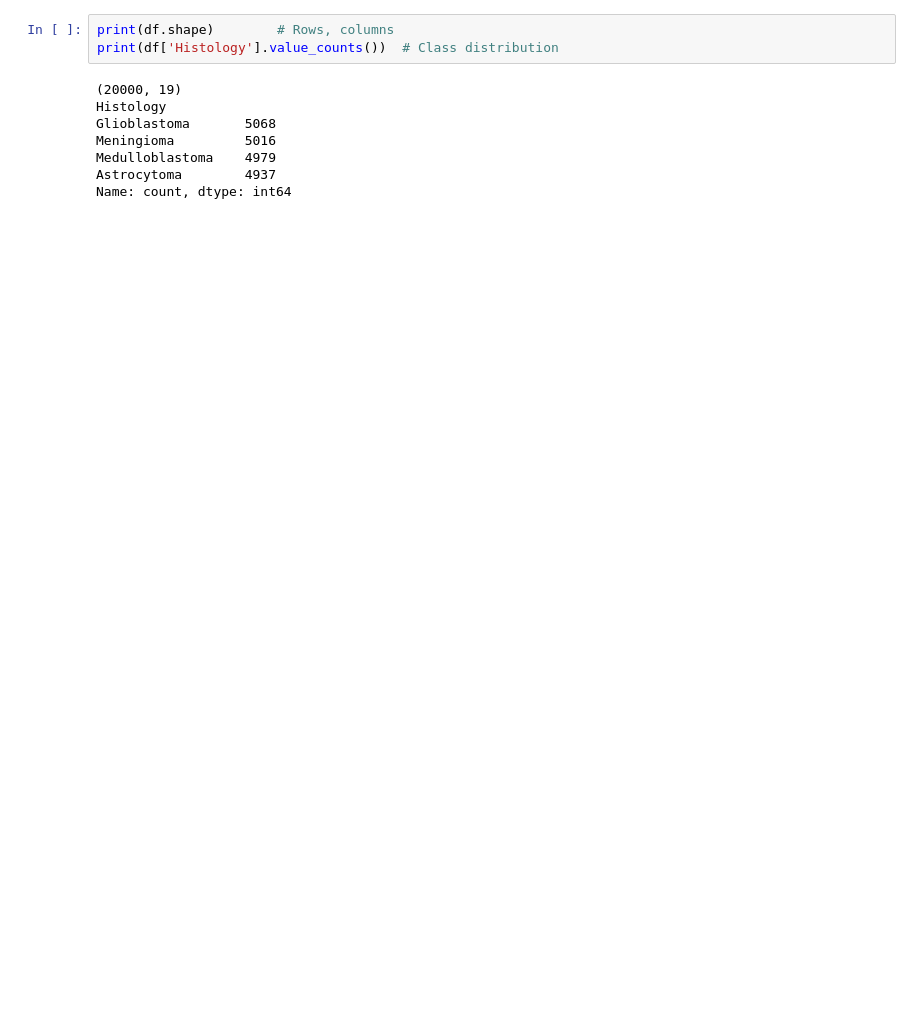
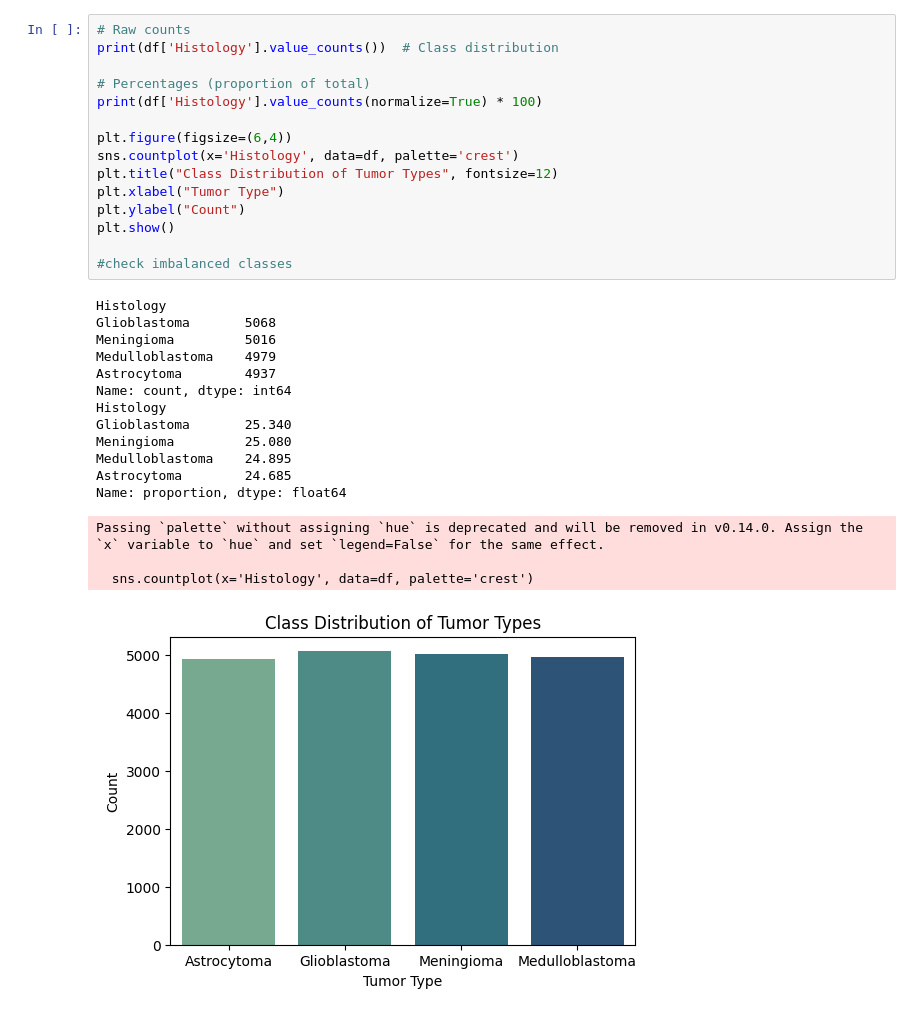
Before and after one commit to DhruvR-HWUD/DMML-Dubai-UG-Group-2, a Jupyter notebook: notebooks/eda_tabular_data.ipynb, the cells around one changed output. Saved outputs shown, nothing was run; the diff lists cells and outputs as text; blank space fills up the shorter version.

```diff
--- a/notebooks/eda_tabular_data.ipynb
+++ b/notebooks/eda_tabular_data.ipynb
@@ -53,11 +104,32 @@ For example, when doing 'df[col].method(value, inplace=True)', try using 'df.met
 # %%
-print(df.shape)        # Rows, columns
+# Raw counts
 print(df['Histology'].value_counts())  # Class distribution
+
+# Percentages (proportion of total)
+print(df['Histology'].value_counts(normalize=True) * 100)
+
+plt.figure(figsize=(6,4))
+sns.countplot(x='Histology', data=df, palette='crest')
+plt.title("Class Distribution of Tumor Types", fontsize=12)
+plt.xlabel("Tumor Type")
+plt.ylabel("Count")
+plt.show()
+
+#check imbalanced classes
 # %% [output]
-(20000, 19)
 Histology
 Glioblastoma       5068
 Meningioma         5016
 Medulloblastoma    4979
 Astrocytoma        4937
 Name: count, dtype: int64
+Histology
+Glioblastoma       25.340
+Meningioma         25.080
+Medulloblastoma    24.895
+Astrocytoma        24.685
+Name: proportion, dtype: float64
+Passing `palette` without assigning `hue` is deprecated and will be removed in v0.14.0. Assign the `x` variable to `hue` and set `legend=False` for the same effect.
+
+  sns.countplot(x='Histology', data=df, palette='crest')
+[figure, added]
```
Also changed, not shown: parts of 16 cells of this notebook, 1 other file.
